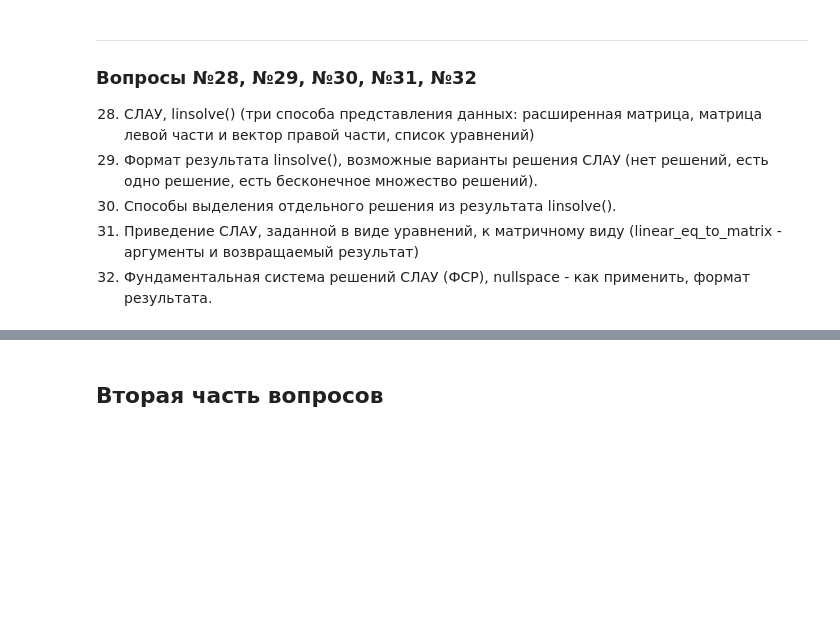
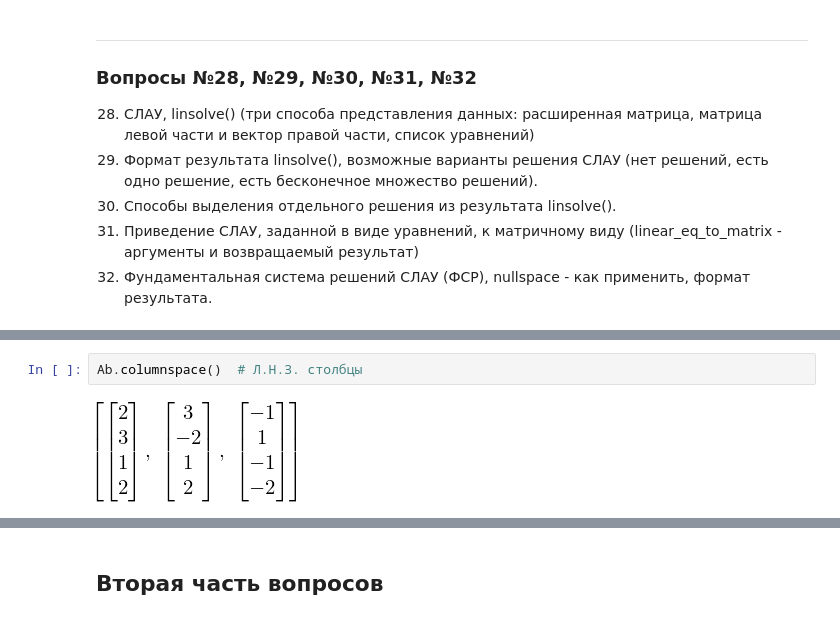
Before and after one commit to Vakosta/hse_tex, a Jupyter notebook: MathWorkshop/AlgebraCrib.ipynb, the cells around one changed output, grey strips where cells are left out. Saved outputs shown, nothing was run; the diff lists cells and outputs as text; blank space fills up the shorter version.

```diff
--- a/MathWorkshop/AlgebraCrib.ipynb
+++ b/MathWorkshop/AlgebraCrib.ipynb
@@ -414,0 +420,4 @@ $\displaystyle \left[\begin{matrix}-1\\-2\\-3\\1\end{matrix}\right]$
+# %%
+Ab.columnspace()  # Л.Н.З. столбцы
+# %% [output]
+[figure, added]
```
Also changed, not shown: parts of 37 cells of this notebook.
